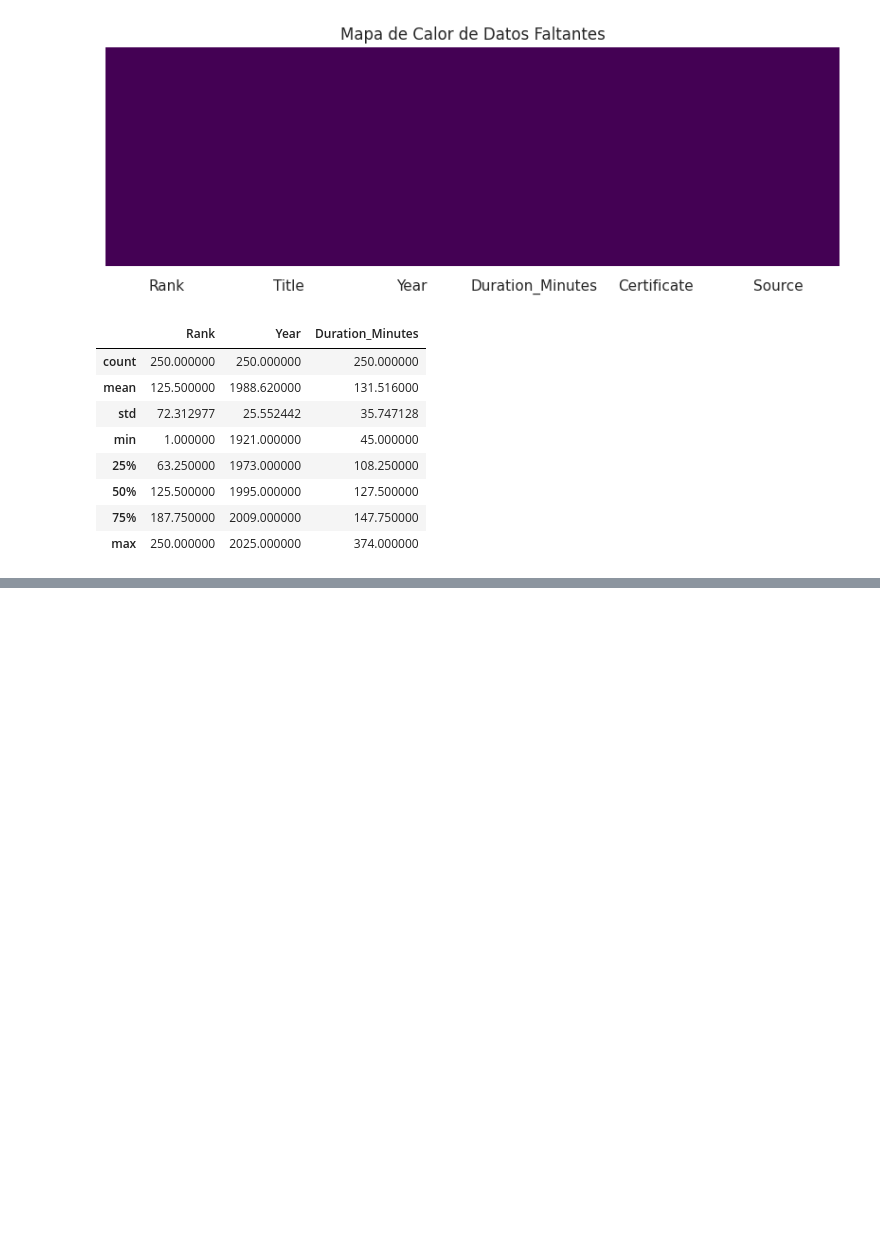
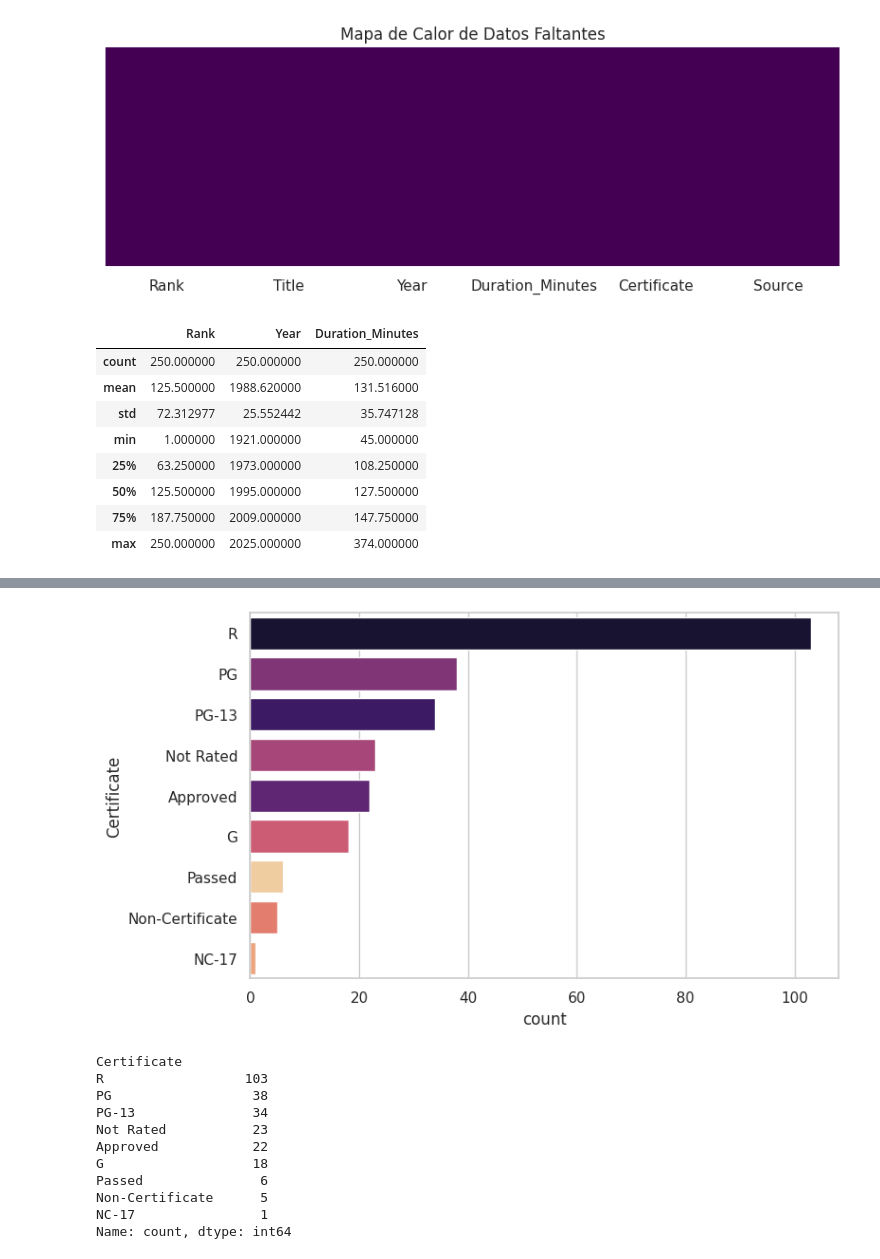
Before and after one commit to nbarrazae/Kaggle-Repo, a Jupyter notebook: eda-top-250-imdb-movie-dataset.ipynb, the cells around one changed output, grey strips where cells are left out. Drawn from its saved outputs; the diff is of its cells as text; code cells hidden in the pictures; blank space fills up the shorter version.

```diff
--- a/eda-top-250-imdb-movie-dataset.ipynb
+++ b/eda-top-250-imdb-movie-dataset.ipynb
@@ -160,0 +207,27 @@ plt.show()
+# %%
+#3 Distribución de Certificados ---
+plt.figure(figsize=(8, 5))
+order = df['Certificate'].value_counts().index
+sns.countplot(
+    data=df,
+    y='Certificate',
+    order=order,
+    palette="magma",
+    hue='Certificate',  # Asignas la misma variable al color
+    legend=False        # Ocultas la leyenda para que no estorbe
+)
+plt.show()
+print(df['Certificate'].value_counts())
+# %% [output]
+[figure, added]
+Certificate
+R                  103
+PG                  38
+PG-13               34
+Not Rated           23
+Approved            22
+G                   18
+Passed               6
+Non-Certificate      5
+NC-17                1
+Name: count, dtype: int64
```
Also changed, not shown: parts of 9 cells of this notebook.
